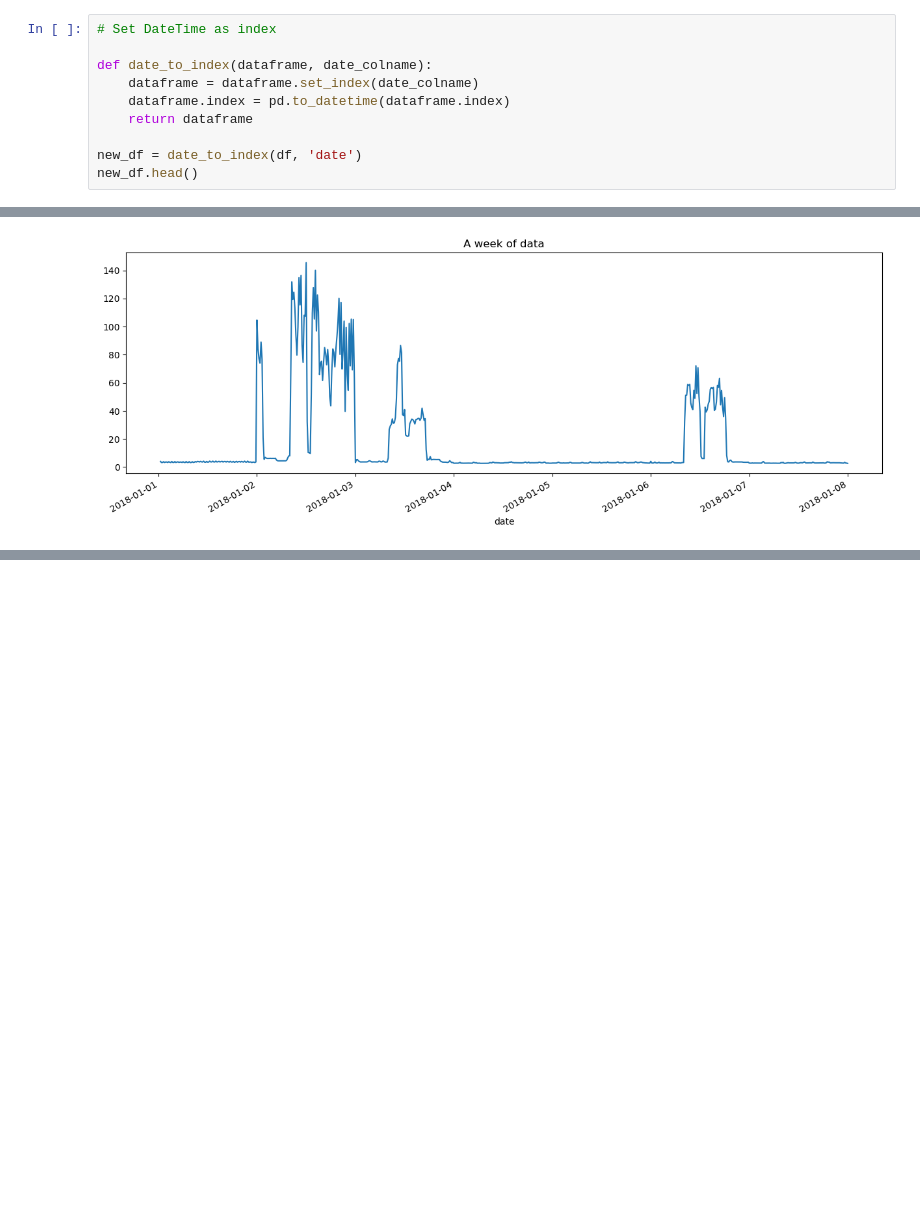
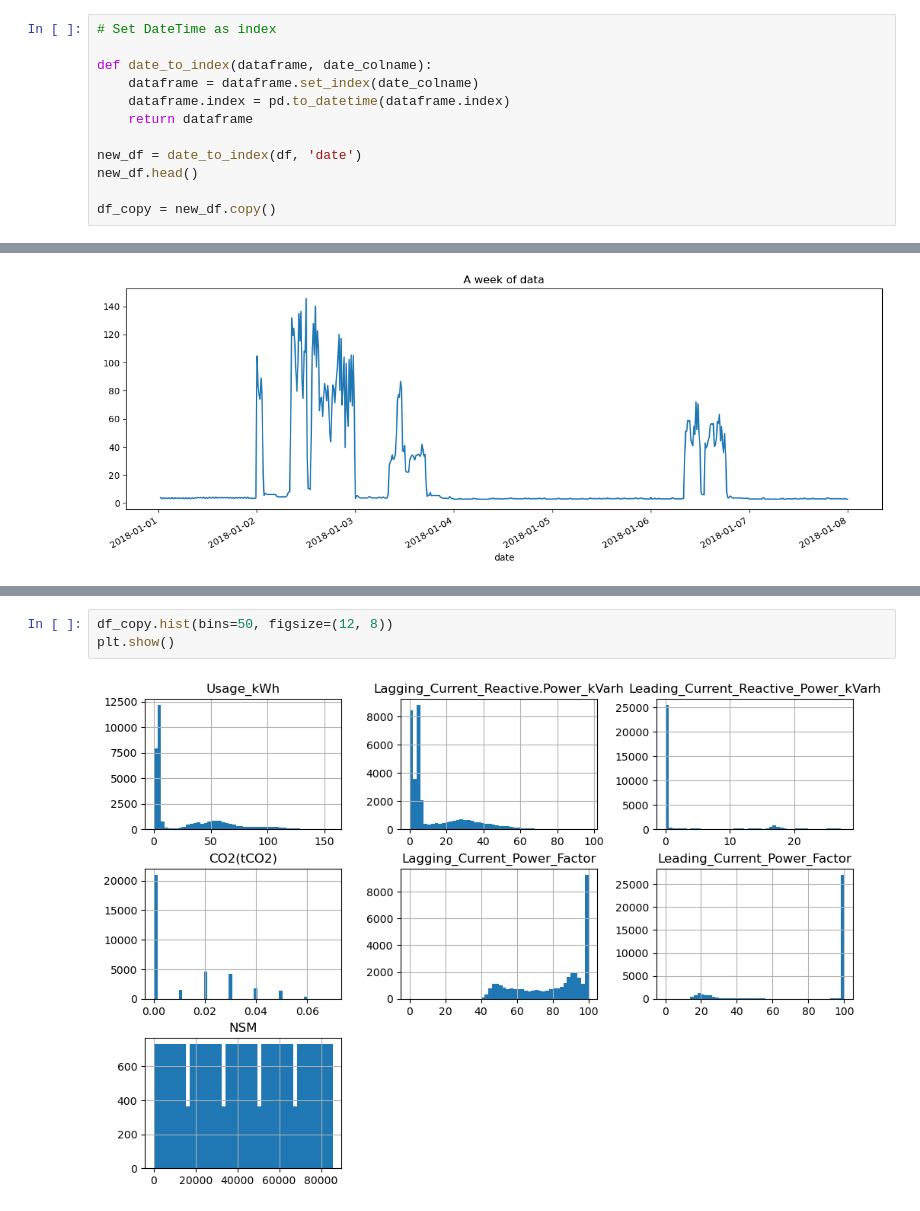
Before and after one commit to wyx-smrf/Windows-Misc, a Jupyter notebook: Steel Industry/processing.ipynb, the cells around one changed output, grey strips where cells are left out. Saved outputs shown, nothing was run; the diff lists cells and outputs as text; blank space fills up the shorter version.

```diff
--- a/Steel Industry/processing.ipynb
+++ b/Steel Industry/processing.ipynb
@@ -24,3 +25,5 @@ def date_to_index(dataframe, date_colname):
 
 new_df = date_to_index(df, 'date')
 new_df.head()
+
+df_copy = new_df.copy()
@@ -105,0 +123,5 @@ plot_one_week_ts(**params)
+# %%
+df_copy.hist(bins=50, figsize=(12, 8))
+plt.show()
+# %% [output]
+[figure, added]
```
Also changed, not shown: parts of 11 cells of this notebook, 3 other files.
